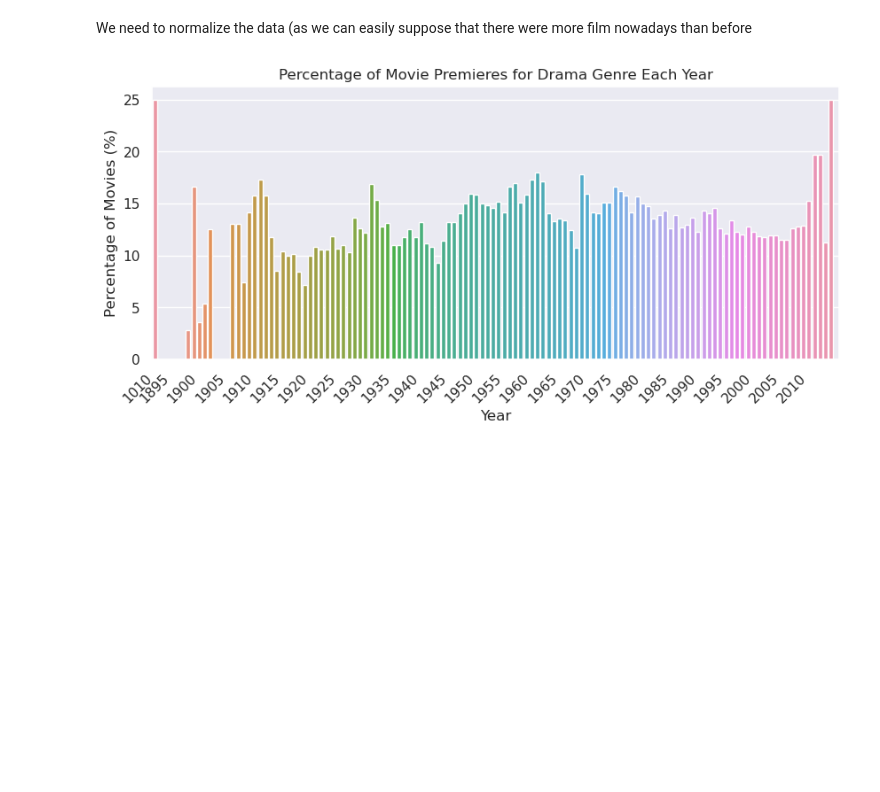
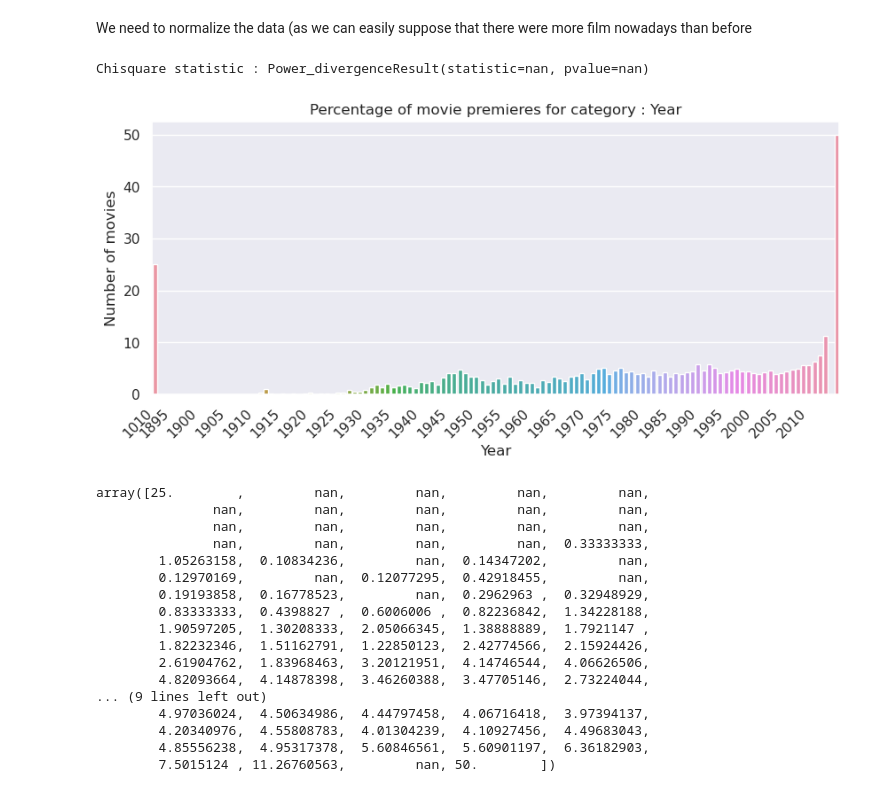
Before and after one commit to epfl-ada/ada-2023-project-deapdatadestroyers, a Jupyter notebook: data_movie_analysis.ipynb, the cells around one changed output. Cells and saved outputs as stored; diff of their text form; code cells hidden in the pictures; blank space fills up the shorter version.

```diff
--- a/data_movie_analysis.ipynb
+++ b/data_movie_analysis.ipynb
@@ -364,5 +344,45 @@ show_release_count_per_year_for_DF(df_group_genres, genre)
 # %% [markdown]
 We need to normalize the data (as we can easily suppose that there were more film nowadays than before
+# %%
+def count_var_normalized_genre(df, var, genre, show_graph=True, show_chisquare=True):
+
+    df_temp = df.groupby('genres').get_group(genre).copy(deep=True)
+    df_total_temp = df.copy(deep=True)
+    df_temp.dropna(subset=[var],inplace=True)
+    df_total_temp.dropna(subset=[var],inplace=True)
+
+    var_values = df_temp.groupby(var).count()['Name']
+    total_values = df_total_temp.groupby(var).count()['Name']
+    proba = ((var_values/ total_values) * 100)
+    var_values = proba.values
+
+
+    if show_chisquare:
+        print(f'Chisquare statistic : {scipy.stats.chisquare(var_values)}')
+    if show_graph:
+        order=None
+        if var == 'Month':
+            order = np.linspace(1,12,12).astype(int)
+        if var == 'Weekday Name':
+            order = ["Monday", "Tuesday", "Wednesday", "Thursday", "Friday", "Saturday", "Sunday"]
+        if var == 'Day':
+            order = np.linspace(1,31,31).astype(int)
+        sbn.set(rc={'figure.figsize':(10,4)})
+
+        ax = sbn.barplot(x=proba.index, y=proba.values)
+
+        if var == 'Year':
+            plt.xticks(rotation=45, ha='right')
+            # Keep only the labels for every five year
+            labels = [item.get_text() for item in ax.get_xticklabels()]
+            ax.set_xticklabels([label if int(label) % 5 == 0 else '' for label in labels])
+
+        plt.title(f'Percentage of movie premieres for category : {var}')
+        plt.xlabel(f'{var}')
+        plt.ylabel('Number of movies')
+        plt.show()
+
+    return var_values
 # %%
 def show_release_count_per_year_for_DF_normalized(df, genre):
     df_genre = df.groupby('genres').get_group(genre).copy()
@@ -394,9 +414,28 @@ def show_release_count_per_year_for_DF_normalized(df, genre):
 
     plt.show()
 # %%
-genre = 'Drama'
+genre = 'Thriller'
 genre_movie = df_group_genres.get_group(genre)
 
-show_release_count_per_year_for_DF_normalized(df_full_genres, genre)
+
+count_var_normalized_genre(df_full_genres,'Year', genre)
 # %% [output]
+Chisquare statistic : Power_divergenceResult(statistic=nan, pvalue=nan)
-[figure, old version]
+[figure, new version]
+array([25.        ,         nan,         nan,         nan,         nan,
+               nan,         nan,         nan,         nan,         nan,
+               nan,         nan,         nan,         nan,         nan,
+               nan,         nan,         nan,         nan,  0.33333333,
+        1.05263158,  0.10834236,         nan,  0.14347202,         nan,
+        0.12970169,         nan,  0.12077295,  0.42918455,         nan,
+        0.19193858,  0.16778523,         nan,  0.2962963 ,  0.32948929,
+        0.83333333,  0.4398827 ,  0.6006006 ,  0.82236842,  1.34228188,
+        1.90597205,  1.30208333,  2.05066345,  1.38888889,  1.7921147 ,
+        1.82232346,  1.51162791,  1.22850123,  2.42774566,  2.15924426,
+        2.61904762,  1.83968463,  3.20121951,  4.14746544,  4.06626506,
+        4.82093664,  4.14878398,  3.46260388,  3.47705146,  2.73224044,
+... (9 lines left out)
+        4.97036024,  4.50634986,  4.44797458,  4.06716418,  3.97394137,
+        4.20340976,  4.55808783,  4.01304239,  4.10927456,  4.49683043,
+        4.85556238,  4.95317378,  5.60846561,  5.60901197,  6.36182903,
+        7.5015124 , 11.26760563,         nan, 50.        ])
```
Also changed, not shown: parts of 5 cells of this notebook.
